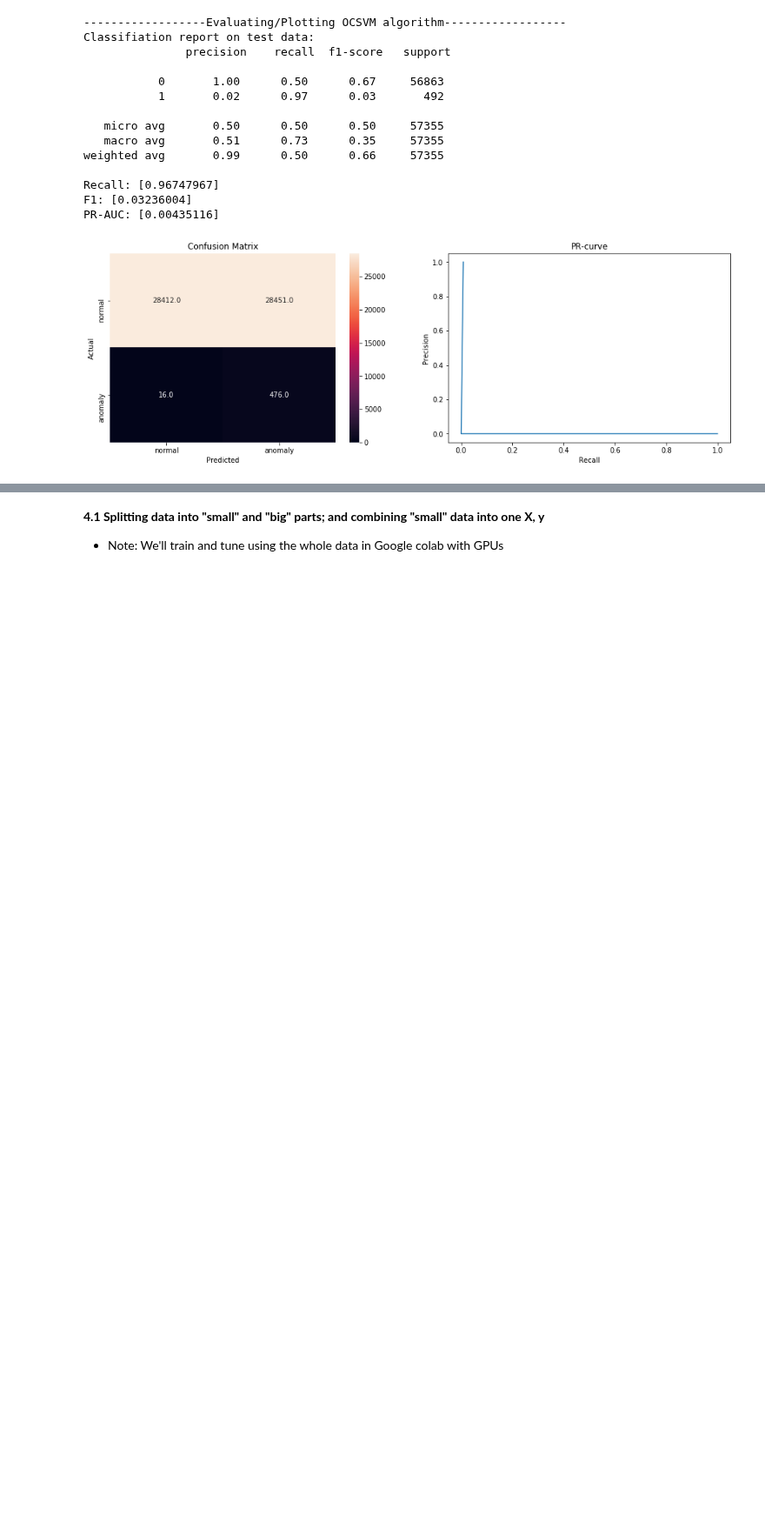
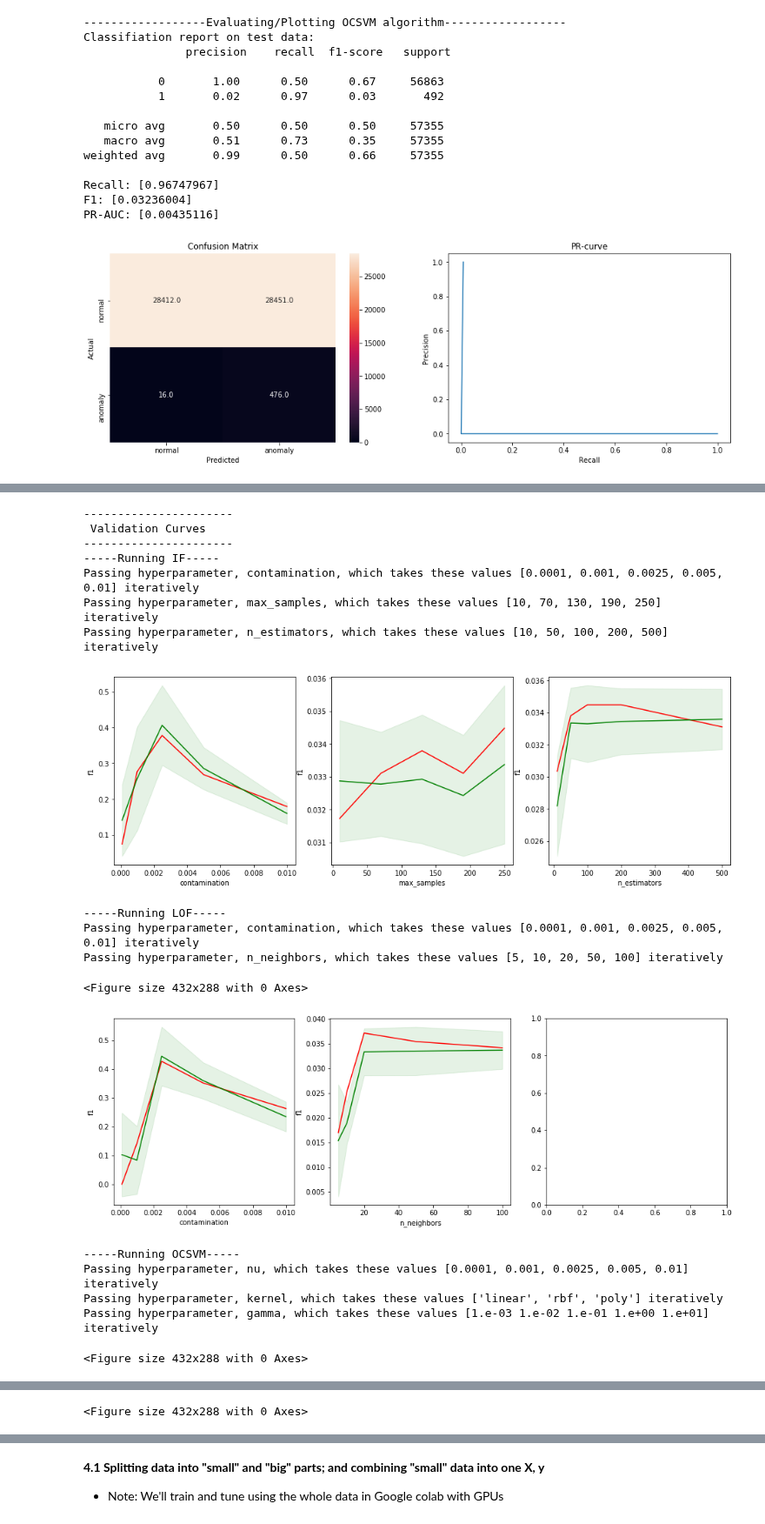
Before and after one commit to SwapnilSParkhe/Machine-Learning, a Jupyter notebook: Projects/Credit Card Fraud Detection/2c. Hyper-parameter Tuning and Model Selection.ipynb, the cells around one changed output, grey strips where cells are left out. Shown at 87% size. Drawn from its saved outputs; the diff is of its cells as text; code cells hidden in the pictures; blank space fills up the shorter version.

Commit message:
Class for prelim-diagnosis (VC)

```diff
--- a/Projects/Credit Card Fraud Detection/2c. Hyper-parameter Tuning and Model Selection.ipynb
+++ b/Projects/Credit Card Fraud Detection/2c. Hyper-parameter Tuning and Model Selection.ipynb
@@ -224,0 +232,19 @@ BAD.results_df
+# %%
+#Creating a dictionary of models (anomaly detectors in "novel" detection mode)
+seed=123
+models = {
+    "IF": IsolationForest(random_state=seed),
+    "LOF": LocalOutlierFactor(novelty=True),
+    "OCSVM": OneClassSVM(random_state=seed)}
+
+#Creating a dictionary of models's hyperparameters and their ranges
+models_hps_ranges={
+    "IF": {"contamination": [0.0001, 0.001, 0.0025, 0.005, 0.01], "max_samples": list(range(10,300,60)), "n_estimators": [10,50,100,200,500]},
+    "LOF": {"contamination": [0.0001, 0.001, 0.0025, 0.005, 0.01], "n_neighbors": [5,10,20,50,100]},
+    "OCSVM": {"nu": [0.0001, 0.001, 0.0025, 0.005, 0.01], "kernel": ["linear", "rbf", "poly"], "gamma": np.power(10.0, range(-3,2))}}
+
+#Creating a custom scoring function to pass to VC and LC (which takes in 2 arguments - y_true, y_pred)
+def custom_f1_score_func(y_true, y_pred):
+    f1=f1_score(y_true, np.where(y_pred==1,0,1))
+    return f1
+custom_f1_score = make_scorer(custom_f1_score_func, greater_is_better=True)
@@ -224,0 +305,24 @@ BAD.results_df
+# %%
+#Instantiating and running our "Preliminary_diagnosis" for BADs
+PD = Preliminary_diagnosis(models, models_hps_ranges, seed)
+PD.prep_data_for_VC(X_in, y_in, X_in_out, y_in_out)
+PD.plot_VC(custom_f1_score, 3)
+# %% [output]
+----------------------
+ Validation Curves
+----------------------
+-----Running IF-----
+Passing hyperparameter, contamination, which takes these values [0.0001, 0.001, 0.0025, 0.005, 0.01] iteratively
+Passing hyperparameter, max_samples, which takes these values [10, 70, 130, 190, 250] iteratively
+Passing hyperparameter, n_estimators, which takes these values [10, 50, 100, 200, 500] iteratively
+[figure, added]
+-----Running LOF-----
+Passing hyperparameter, contamination, which takes these values [0.0001, 0.001, 0.0025, 0.005, 0.01] iteratively
+Passing hyperparameter, n_neighbors, which takes these values [5, 10, 20, 50, 100] iteratively
+<Figure size 432x288 with 0 Axes>
+[figure, added]
+-----Running OCSVM-----
+Passing hyperparameter, nu, which takes these values [0.0001, 0.001, 0.0025, 0.005, 0.01] iteratively
+Passing hyperparameter, kernel, which takes these values ['linear', 'rbf', 'poly'] iteratively
+Passing hyperparameter, gamma, which takes these values [1.e-03 1.e-02 1.e-01 1.e+00 1.e+01] iteratively
+<Figure size 432x288 with 0 Axes>
@@ -225 +330,2 @@ BAD.results_df
+<Figure size 432x288 with 0 Axes>
 # %% [markdown]
```
Also changed, not shown: parts of 8 cells of this notebook.
